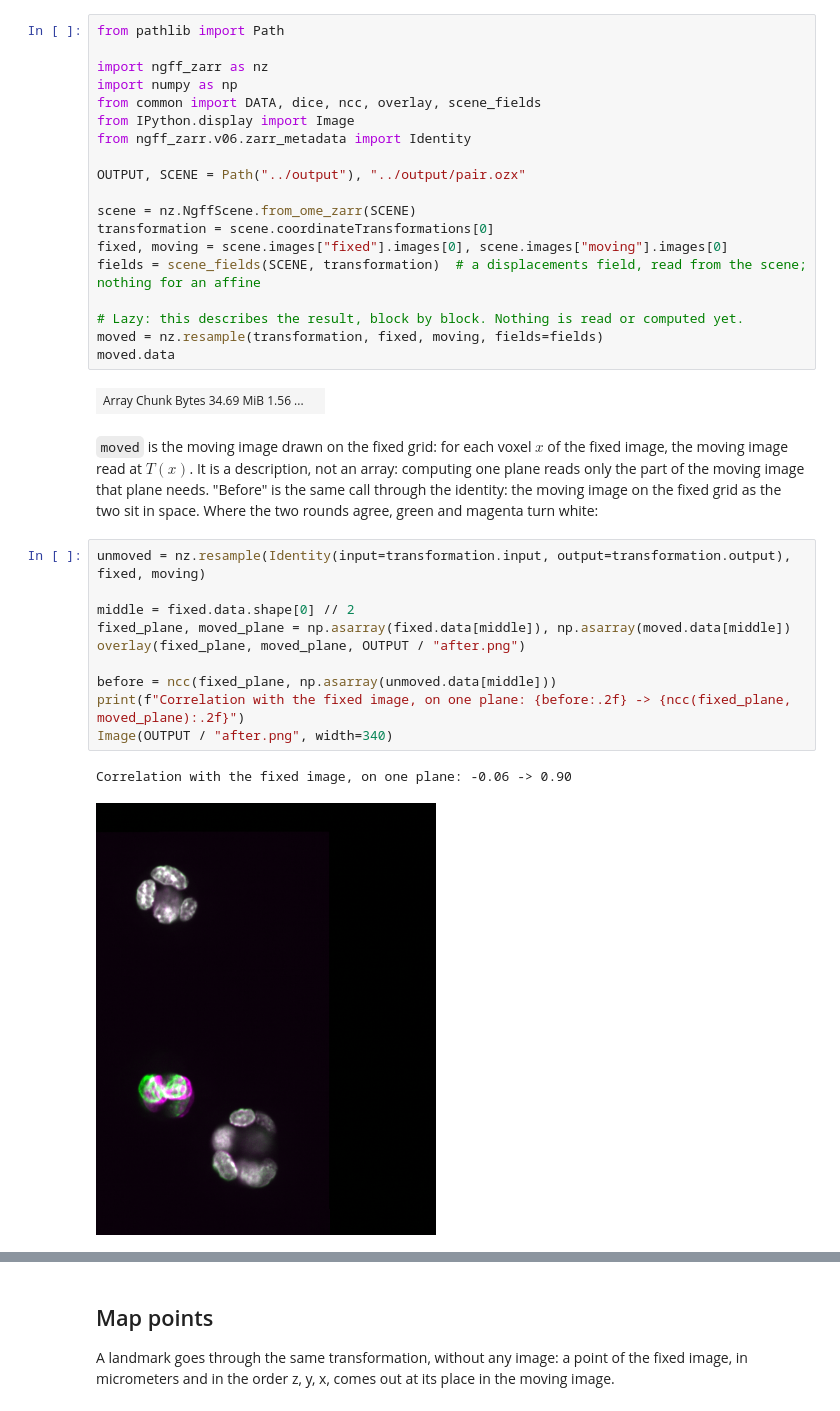
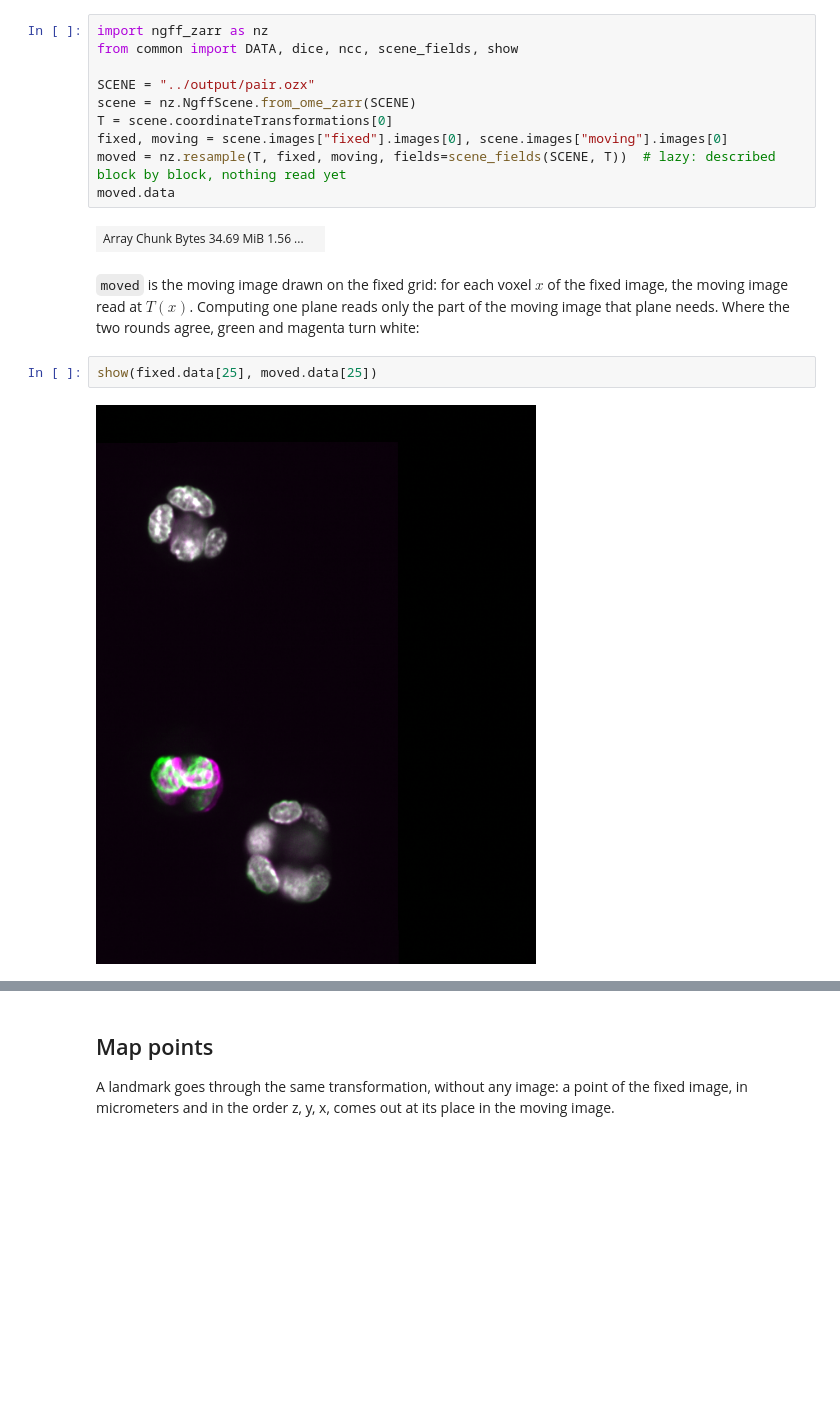
Before and after one commit to fideus-labs/ome-zarr-registration-tutorial, a Jupyter notebook: steps/4-apply.ipynb, the cells around one changed output, grey strips where cells are left out. Drawn from its saved outputs; the diff is of its cells as text; blank space fills up the shorter version.

```diff
--- a/steps/4-apply.ipynb
+++ b/steps/4-apply.ipynb
@@ -9,40 +8,21 @@
 # %%
-from pathlib import Path
+import ngff_zarr as nz
+from common import DATA, dice, ncc, scene_fields, show
 
-import ngff_zarr as nz
-import numpy as np
-from common import DATA, dice, ncc, overlay, scene_fields
-from IPython.display import Image
-from ngff_zarr.v06.zarr_metadata import Identity
-
-OUTPUT, SCENE = Path("../output"), "../output/pair.ozx"
-
+SCENE = "../output/pair.ozx"
 scene = nz.NgffScene.from_ome_zarr(SCENE)
-transformation = scene.coordinateTransformations[0]
+T = scene.coordinateTransformations[0]
 fixed, moving = scene.images["fixed"].images[0], scene.images["moving"].images[0]
-fields = scene_fields(SCENE, transformation)  # a displacements field, read from the scene; nothing for an affine
-
-# Lazy: this describes the result, block by block. Nothing is read or computed yet.
-moved = nz.resample(transformation, fixed, moving, fields=fields)
+moved = nz.resample(T, fixed, moving, fields=scene_fields(SCENE, T))  # lazy: described block by block, nothing read yet
 moved.data
 # %% [output]
 | Array Chunk Bytes 34.69 MiB 1.56 ... |  |
 # %% [markdown]
 `moved` is the moving image drawn on the fixed grid: for each voxel $x$ of the fixed image, the moving image read at
-$T(x)$. It is a description, not an array: computing one plane reads only the part of the moving image that plane
-needs. "Before" is the same call through the identity: the moving image on the fixed grid as the two sit in space.
-Where the two rounds agree, green and magenta turn white:
+$T(x)$. Computing one plane reads only the part of the moving image that plane needs. Where the two rounds agree,
+green and magenta turn white:
-# %%
-unmoved = nz.resample(Identity(input=transformation.input, output=transformation.output), fixed, moving)
-
-middle = fixed.data.shape[0] // 2
-fixed_plane, moved_plane = np.asarray(fixed.data[middle]), np.asarray(moved.data[middle])
-overlay(fixed_plane, moved_plane, OUTPUT / "after.png")
-
-before = ncc(fixed_plane, np.asarray(unmoved.data[middle]))
-print(f"Correlation with the fixed image, on one plane: {before:.2f} -> {ncc(fixed_plane, moved_plane):.2f}")
-Image(OUTPUT / "after.png", width=340)
-# %% [output]
-Correlation with the fixed image, on one plane: -0.06 -> 0.90
-[figure, removed]
+# %%
+show(fixed.data[25], moved.data[25])
+# %% [output]
+[figure, added]
 # %% [markdown]
```
Also changed, not shown: parts of 8 cells of this notebook, 32 other files.
